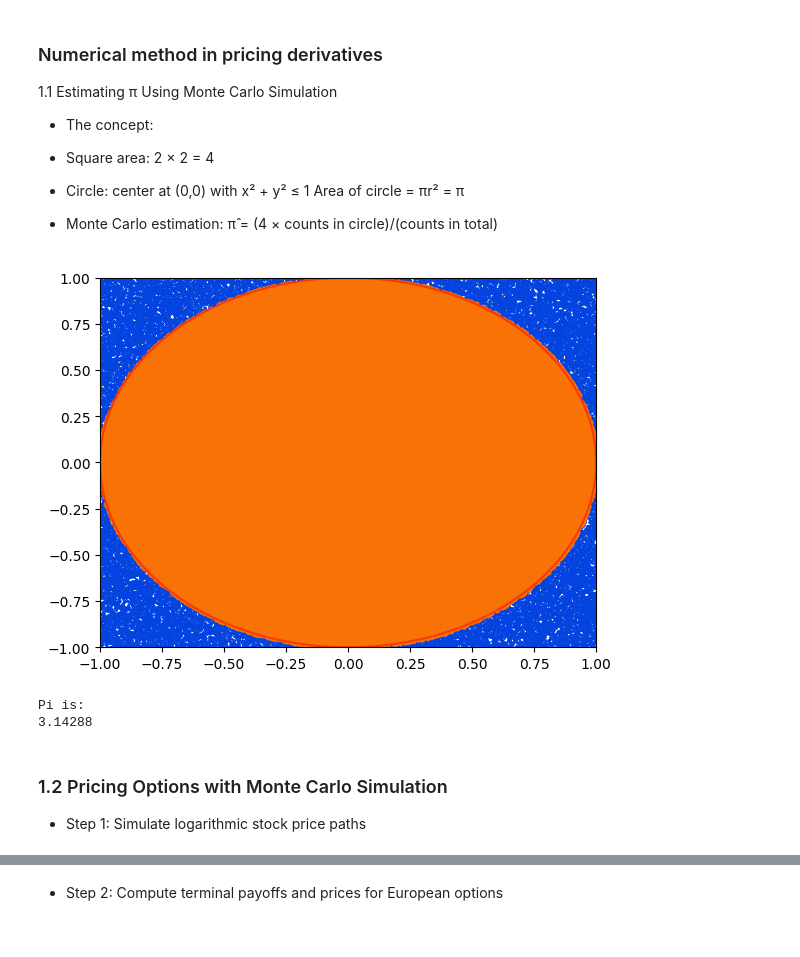
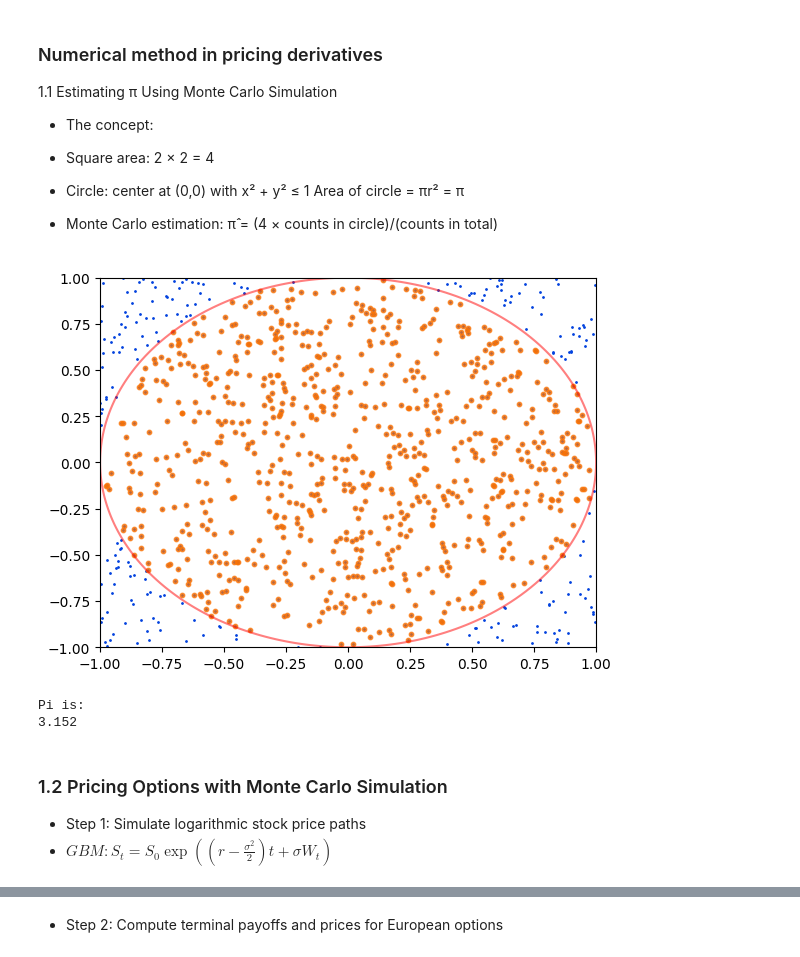
Before and after one commit to adenmao1202/skl_courses, a Jupyter notebook: derivatives/lecture11.ipynb, the cells around one changed output, grey strips where cells are left out. Drawn from its saved outputs; the diff is of its cells as text; code cells hidden in the pictures.

```diff
--- a/derivatives/lecture11.ipynb
+++ b/derivatives/lecture11.ipynb
@@ -10,40 +10,43 @@ Area of circle = πr² = π
 # %%
 import matplotlib.pyplot as plt
 import numpy as np
 
 np.random.seed(5)
-n = 100000   # change here for num of estimations
+n = 1000  # change here for num of estimations
 x = np.random.uniform(-1,1,n)
 y = np.random.uniform(-1,1,n)
 z = x**2 + y**2
 
 # Create plot
 fig, ax = plt.subplots()
 dim = 1
-plt.xlim(-dim,dim)
+plt.xlim(-dim,dim)  # total is 2 with r =1
 plt.ylim(-dim,dim)
 
 # Plot points
 plt.scatter(x,y,s=1,c='xkcd:blue')
 plt.scatter(x[z<1],y[z<1],s=10,c='xkcd:orange',alpha=0.75)
 
 # Draw circle
 a = np.linspace(-1.0, 1.0, 100)
 b = np.linspace(-1.0, 1.0, 100)
 X, Y = np.meshgrid(a,b)
 F = X**2 + Y**2 - 1
 plt.contour(X,Y,F,[0],colors='r',alpha=0.5)
 plt.show()
 
 print('Pi is:')
 print(4*sum(z<1)/n)  # Outputs approximately 3.2
 # %% [output]
-[figure, old version]
+[figure, new version]
 Pi is:
-3.14288
+3.152
 # %% [markdown]
 ### 1.2 Pricing Options with Monte Carlo Simulation
 - Step 1: Simulate logarithmic stock price paths
+- $ GBM :
+S_t = S_0 \exp\left(\left(r - \frac{\sigma^2}{2}\right)t + \sigma W_t\right)
+$
 # %%
 import numpy as np
 
```
Also changed, not shown: parts of 15 cells of this notebook, 5 other files.
